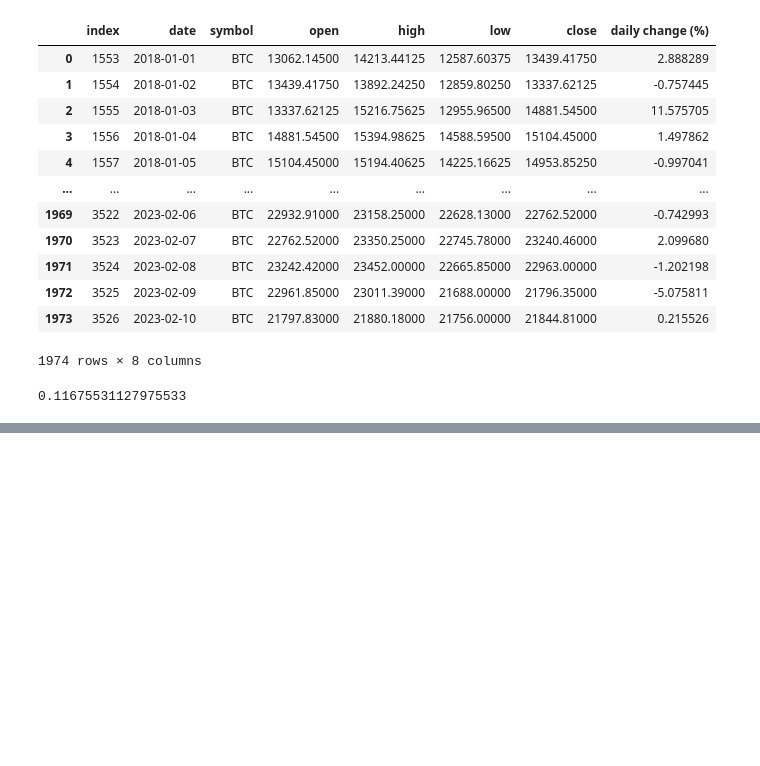
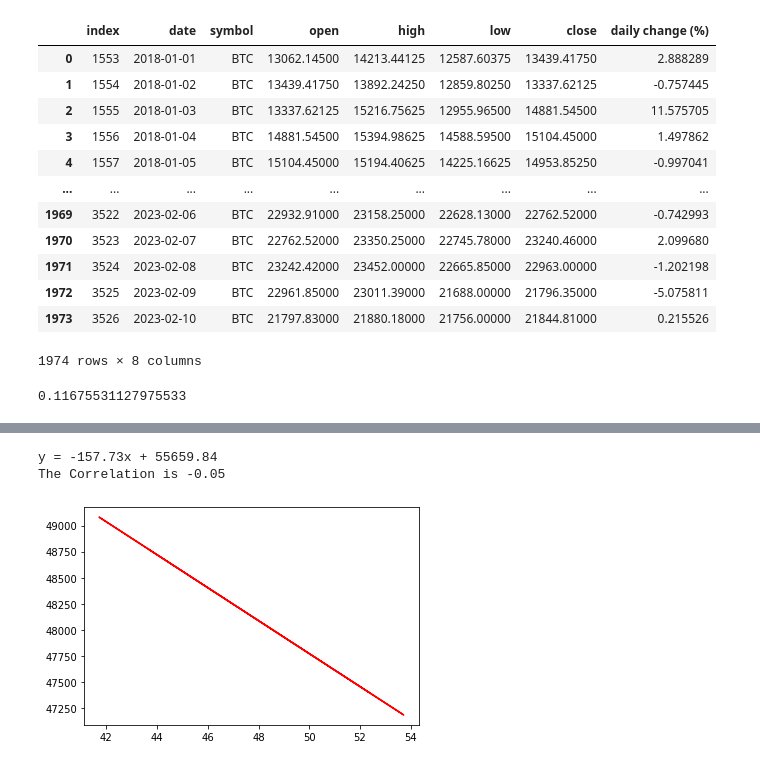
Before and after one commit to SMKSmith/Project1, a Jupyter notebook: visualizations.ipynb, the cells around one changed output, grey strips where cells are left out. Cells and saved outputs as stored; diff of their text form; code cells hidden in the pictures; blank space fills up the shorter version.

```diff
--- a/visualizations.ipynb
+++ b/visualizations.ipynb
@@ -486,0 +512,18 @@ print(len(z_score))
+# %%
+btc_sp_2017_df = clean_btc_sp_df.loc[(clean_btc_sp_df["date"] > '2021-02-09') & (clean_btc_sp_df["date"] <= '2022-02-09')]
+# %%
+x_values = btc_sp_2017_df["sp500 close"]
+y_values = btc_sp_2017_df["btc close"]
+
+slope, interception, r_value, p_value, std_err = st.linregress(x_values, y_values)
+
+line_eq = x_values * slope + interception
+plt.plot(x_values, line_eq, color = 'r')
+line_equation = f"y = {round(slope,2)}x + {round(interception,2)}"
+
+print(line_equation)
+print(f"The Correlation is {round(st.pearsonr(x_values,y_values)[0],2)}")
+# %% [output]
+y = -157.73x + 55659.84
+The Correlation is -0.05
+[figure, added]
```
Also changed, not shown: parts of 7 cells of this notebook.
